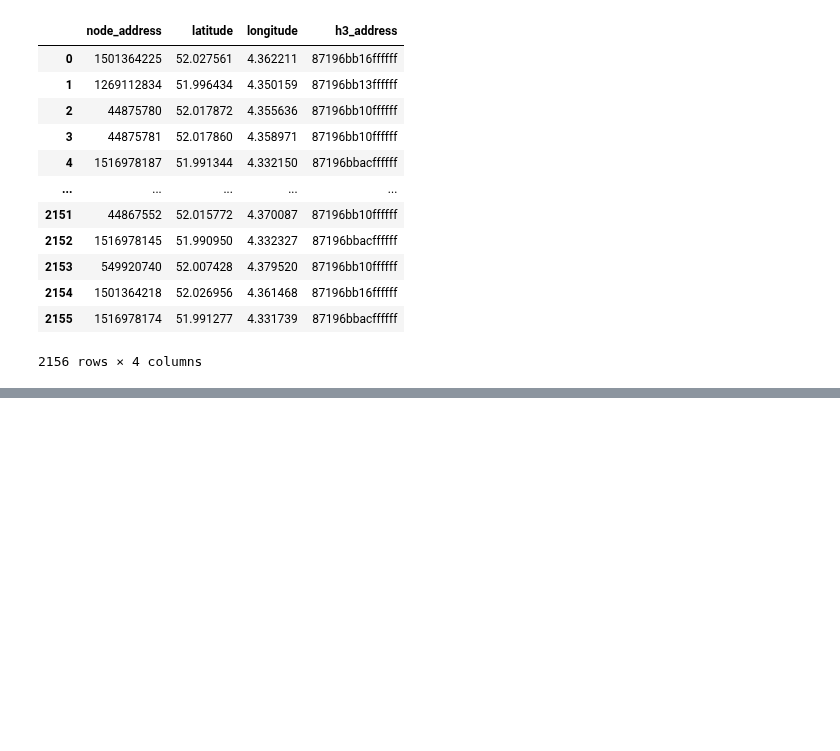
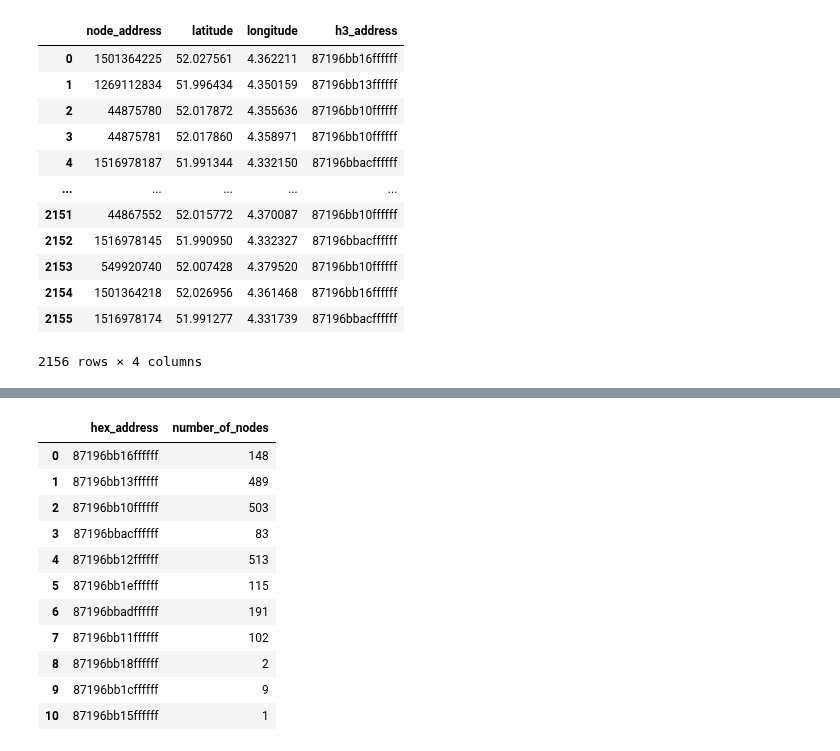
Before and after one commit to Farnoud-G/MaaSSim, a Jupyter notebook: docs/Ride_acceptance/H3_tutorial.ipynb, the cells around one changed output, grey strips where cells are left out. Drawn from its saved outputs; the diff is of its cells as text; code cells hidden in the pictures; blank space fills up the shorter version.

```diff
--- a/docs/Ride_acceptance/H3_tutorial.ipynb
+++ b/docs/Ride_acceptance/H3_tutorial.ipynb
@@ -98,7 +101,7 @@ hex_center_coordinates
 # %%
 # the geospatial data like graphs we use in MaaSSim and ExMAS is generated by OSMnx package.
 
-paths= "../../data/graphs/Delft.graphml"
+paths= "Delft.graphml"
 G = ox.load_graphml(paths) # this is the graph
 # %%
 # You can plot the graph which is a set of nodes and edges.
@@ -170,3 +173,26 @@ visualize_hexagons(hexagons, color="blue", w=1, folium_map=None)
  '87196bb12ffffff' '87196bb1effffff' '87196bbadffffff' '87196bb11ffffff'
  '87196bb18ffffff' '87196bb1cffffff' '87196bb15ffffff']
 [interactive output not drawn]
+# %%
+# Now let's assign a value for each hexagon and visualize it.
+# Here simply we want to visualize the number of graph nodes in the hexagons.
+# First we need to know the number of nodes in each hexagon. So, we make a DataFrame.
+
+df1 = pd.DataFrame(columns=['hex_address', 'number_of_nodes'])
+df1.hex_address = df.h3_address.unique()
+df1.number_of_nodes = df1.apply(lambda row: df.h3_address.value_counts()[row.hex_address], axis=1)
+
+df1
+# %% [output]
+|  | hex_address | number_of_nodes |
+| 0 | 87196bb16ffffff | 148 |
+| 1 | 87196bb13ffffff | 489 |
+| 2 | 87196bb10ffffff | 503 |
+| 3 | 87196bbacffffff | 83 |
+| 4 | 87196bb12ffffff | 513 |
+| 5 | 87196bb1effffff | 115 |
+| 6 | 87196bbadffffff | 191 |
+| 7 | 87196bb11ffffff | 102 |
+| 8 | 87196bb18ffffff | 2 |
+| 9 | 87196bb1cffffff | 9 |
+| 10 | 87196bb15ffffff | 1 |
```
Also changed, not shown: parts of 4 cells of this notebook.
